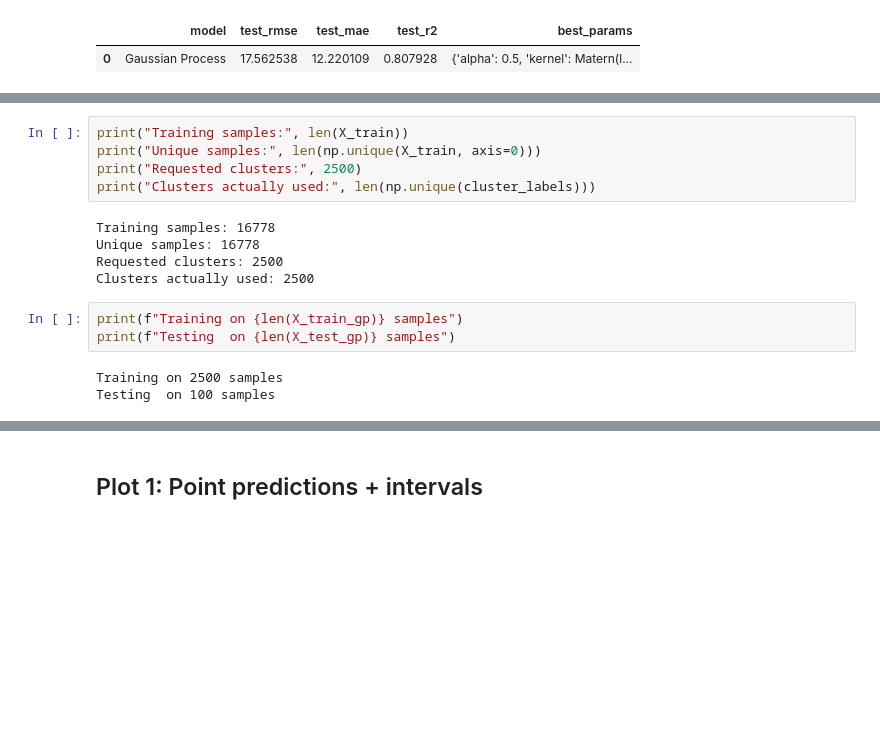
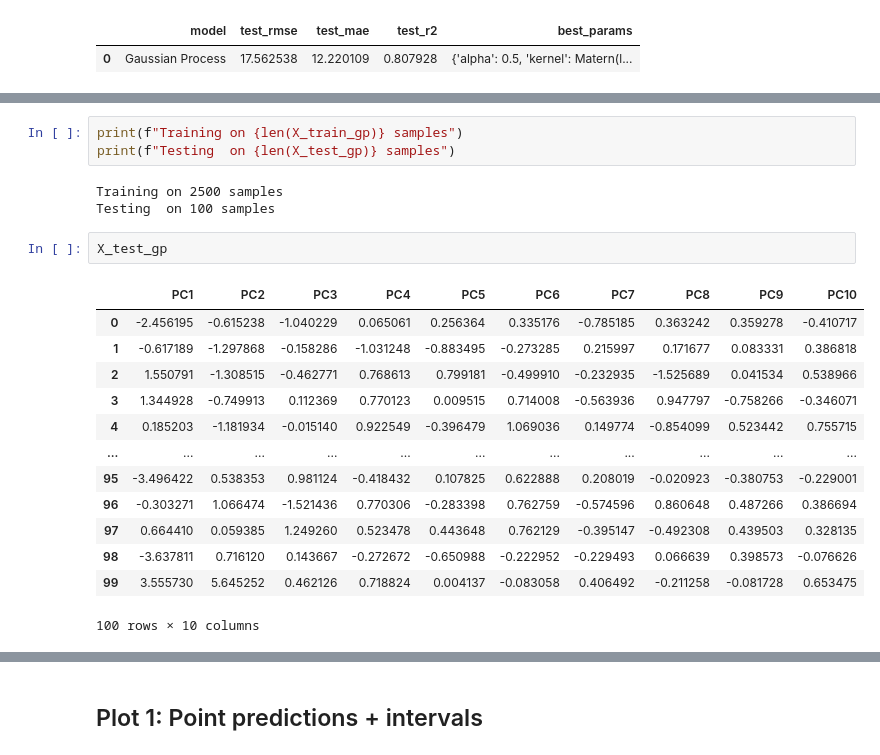
Before and after one commit to isha-m63/03_Remaining_Useful_Life_Prediction, a Jupyter notebook: notebooks/pca/04_gp_results.ipynb, the cells around one changed output, grey strips where cells are left out. Cells and saved outputs as stored; diff of their text form; blank space fills up the shorter version.

```diff
--- a/notebooks/pca/04_gp_results.ipynb
+++ b/notebooks/pca/04_gp_results.ipynb
@@ -66,18 +77,24 @@ y_train_gp = np.array([y_train[cluster_labels == i].mean()for i in range(2500)])
-# %%
-print("Training samples:", len(X_train))
-print("Unique samples:", len(np.unique(X_train, axis=0)))
-print("Requested clusters:", 2500)
-print("Clusters actually used:", len(np.unique(cluster_labels)))
-# %% [output]
-Training samples: 16778
-Unique samples: 16778
-Requested clusters: 2500
-Clusters actually used: 2500
 # %%
 print(f"Training on {len(X_train_gp)} samples")
 print(f"Testing  on {len(X_test_gp)} samples")
 # %% [output]
 Training on 2500 samples
 Testing  on 100 samples
+# %%
+X_test_gp
+# %% [output]
+|  | PC1 | PC2 | PC3 | PC4 | PC5 | PC6 | PC7 | PC8 | PC9 | PC10 |
+| 0 | -2.456195 | -0.615238 | -1.040229 | 0.065061 | 0.256364 | 0.335176 | -0.785185 | 0.363242 | 0.359278 | -0.410717 |
+| 1 | -0.617189 | -1.297868 | -0.158286 | -1.031248 | -0.883495 | -0.273285 | 0.215997 | 0.171677 | 0.083331 | 0.386818 |
+| 2 | 1.550791 | -1.308515 | -0.462771 | 0.768613 | 0.799181 | -0.499910 | -0.232935 | -1.525689 | 0.041534 | 0.538966 |
+| 3 | 1.344928 | -0.749913 | 0.112369 | 0.770123 | 0.009515 | 0.714008 | -0.563936 | 0.947797 | -0.758266 | -0.346071 |
+| 4 | 0.185203 | -1.181934 | -0.015140 | 0.922549 | -0.396479 | 1.069036 | 0.149774 | -0.854099 | 0.523442 | 0.755715 |
+| ... | ... | ... | ... | ... | ... | ... | ... | ... | ... | ... |
+| 95 | -3.496422 | 0.538353 | 0.981124 | -0.418432 | 0.107825 | 0.622888 | 0.208019 | -0.020923 | -0.380753 | -0.229001 |
+| 96 | -0.303271 | 1.066474 | -1.521436 | 0.770306 | -0.283398 | 0.762759 | -0.574596 | 0.860648 | 0.487266 | 0.386694 |
+| 97 | 0.664410 | 0.059385 | 1.249260 | 0.523478 | 0.443648 | 0.762129 | -0.395147 | -0.492308 | 0.439503 | 0.328135 |
+| 98 | -3.637811 | 0.716120 | 0.143667 | -0.272672 | -0.650988 | -0.222952 | -0.229493 | 0.066639 | 0.398573 | -0.076626 |
+| 99 | 3.555730 | 5.645252 | 0.462126 | 0.718824 | 0.004137 | -0.083058 | 0.406492 | -0.211258 | -0.081728 | 0.653475 |
+100 rows × 10 columns
 # %%
 #Tell MLflow the name of your overall project/experiment
```
Also changed, not shown: parts of 11 cells of this notebook.
